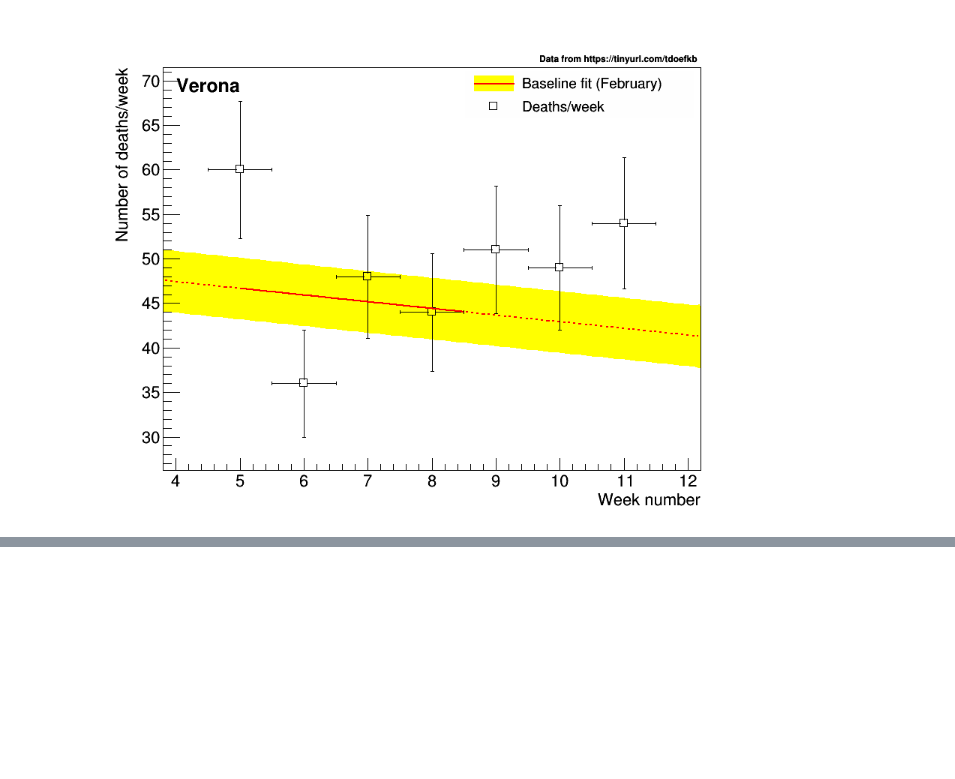
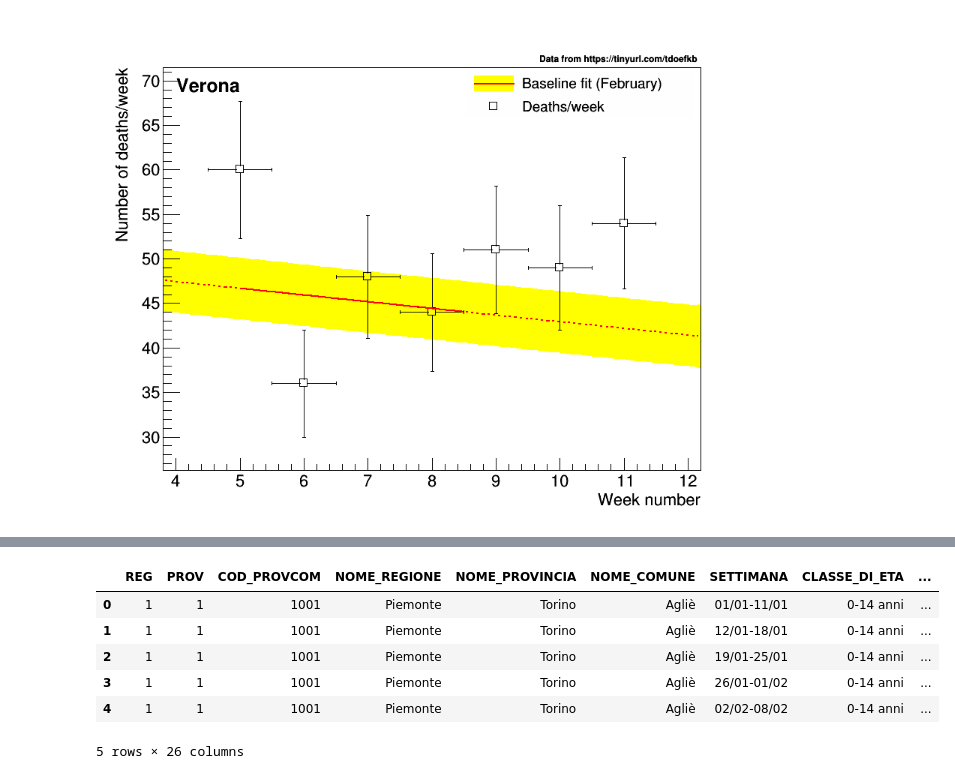
Before and after one commit to pmeridian/COVID19_DA, a Jupyter notebook: analisiMortalita.ipynb, the cells around one changed output, grey strips where cells are left out. Cells and saved outputs as stored; diff of their text form; code cells hidden in the pictures; blank space fills up the shorter version.

```diff
--- a/analisiMortalita.ipynb
+++ b/analisiMortalita.ipynb
@@ -583,0 +689,10 @@ Info in <TCanvas::SaveAs>: ROOT file /Users/meridian/cernbox/www/plots/COVID19_D
+# %%
+dfIstat.head()
+# %% [output]
+|  | REG | PROV | COD_PROVCOM | NOME_REGIONE | NOME_PROVINCIA | NOME_COMUNE | SETTIMANA | CLASSE_DI_ETA | ... |
+| 0 | 1 | 1 | 1001 | Piemonte | Torino | Agliè | 01/01-11/01 | 0-14 anni | ... |
+| 1 | 1 | 1 | 1001 | Piemonte | Torino | Agliè | 12/01-18/01 | 0-14 anni | ... |
+| 2 | 1 | 1 | 1001 | Piemonte | Torino | Agliè | 19/01-25/01 | 0-14 anni | ... |
+| 3 | 1 | 1 | 1001 | Piemonte | Torino | Agliè | 26/01-01/02 | 0-14 anni | ... |
+| 4 | 1 | 1 | 1001 | Piemonte | Torino | Agliè | 02/02-08/02 | 0-14 anni | ... |
+5 rows × 26 columns
```
Also changed, not shown: parts of 17 cells of this notebook, 3 other files.
